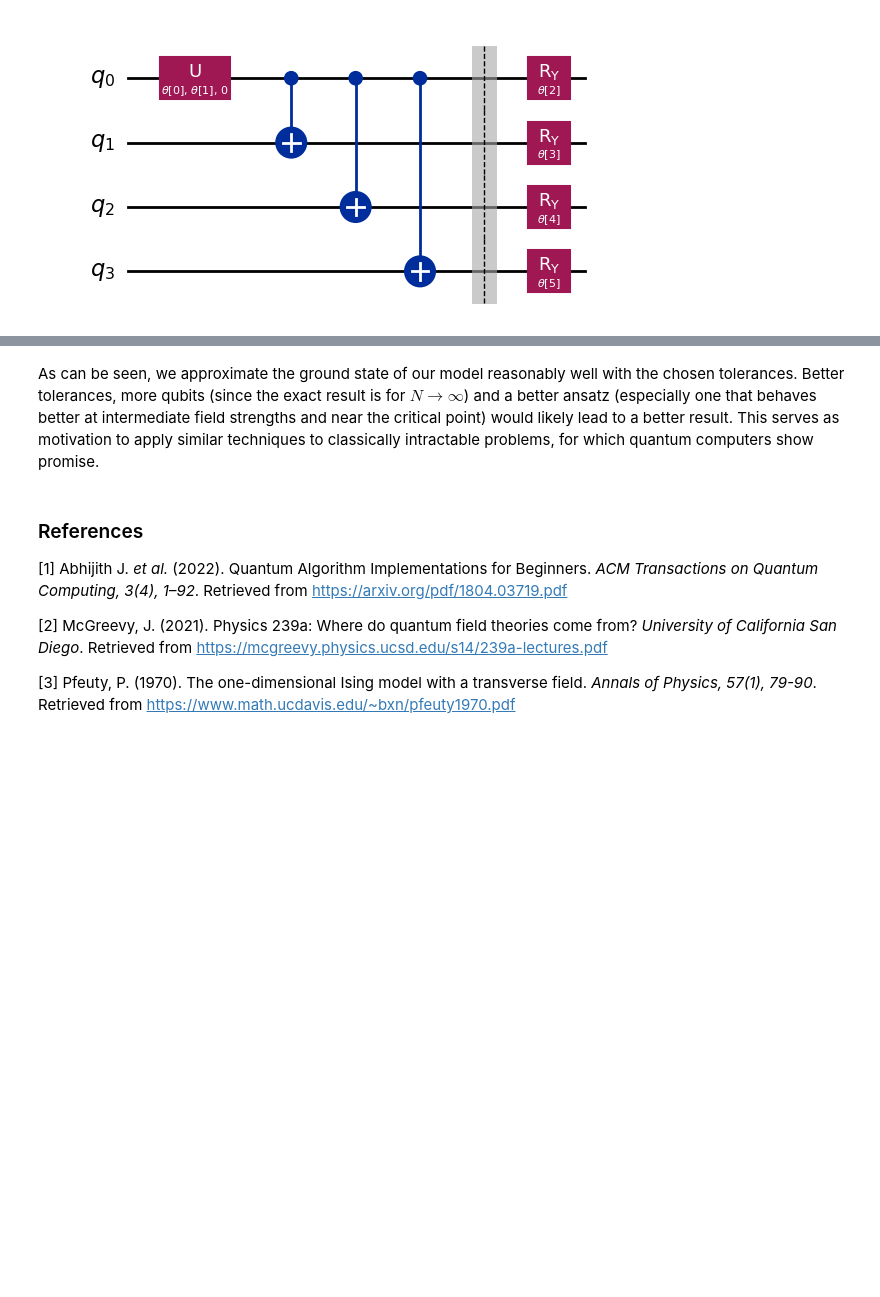
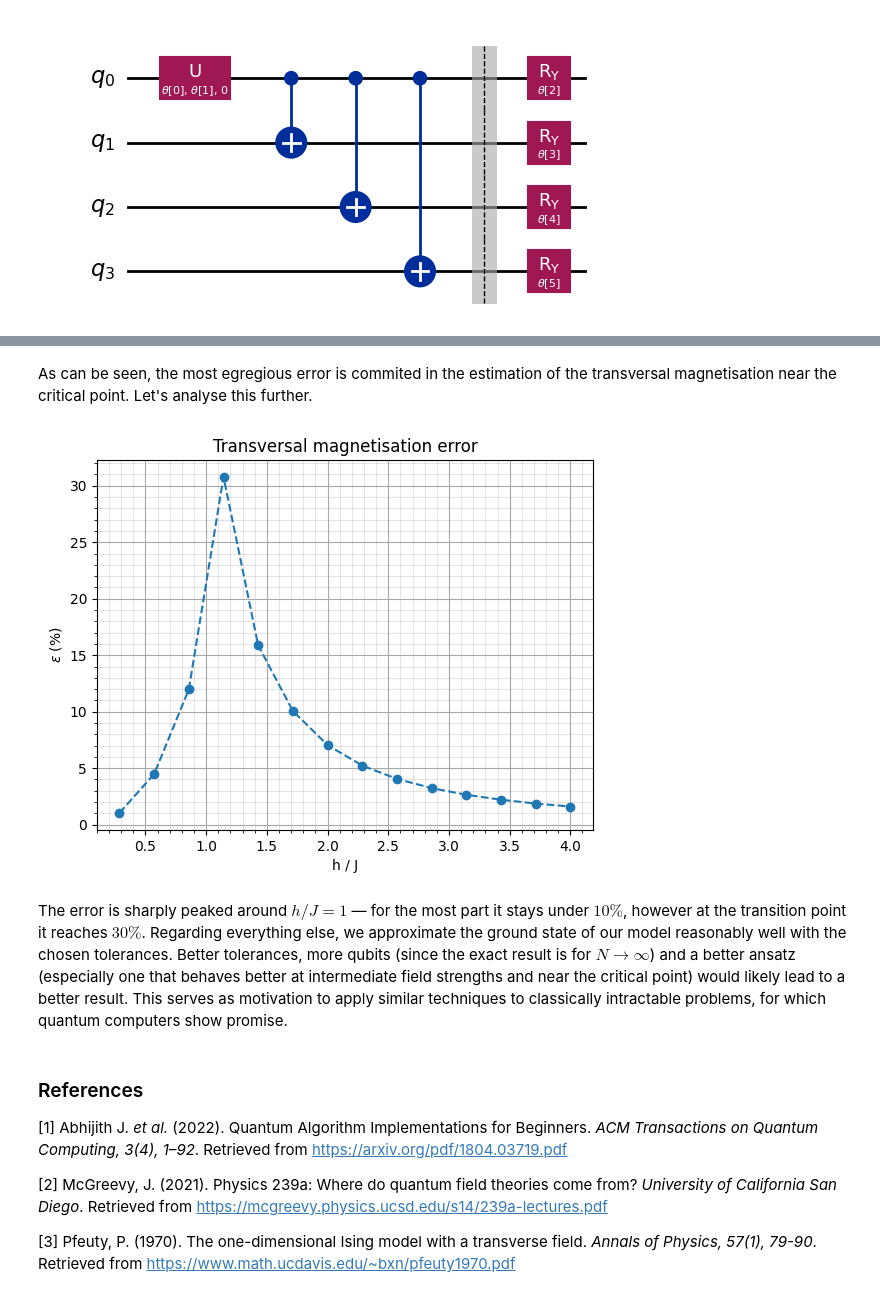
Before and after one commit to martinzf/ising_ground, a Jupyter notebook: main.ipynb, the cells around one changed output, grey strips where cells are left out. Saved outputs shown, nothing was run; the diff lists cells and outputs as text; code cells hidden in the pictures; blank space fills up the shorter version.

Commit message:
Major correction to phase transition concepts

```diff
--- a/main.ipynb
+++ b/main.ipynb
@@ -223,5 +229,19 @@ for axis in ax:
+# %% [markdown]
+As can be seen, the most egregious error is commited in the estimation of the transversal magnetisation near the critical point. Let's analyse this further.
+# %%
+Mx_exact = magnetisation_x_exact(J / h[1:])
+Mx_error = np.abs(Mx_exact - Mx_VQE[1:]) / Mx_exact * 100
+plt.plot(h[1:] / J, Mx_error, 'o--')
+plt.title('Transversal magnetisation error')
+plt.xlabel('h / J')
+plt.ylabel(r'$\varepsilon$ (%)')
+plt.grid(which='major', color='darkgrey', linestyle='-')
+plt.grid(which='minor', color='grey', linestyle='-', alpha=0.2)
+plt.minorticks_on()
+# %% [output]
+[figure, added]
 # %% [markdown]
-As can be seen, we approximate the ground state of our model reasonably well with the chosen tolerances. Better tolerances, more qubits (since the exact result is for $N\rightarrow\infty$) and a better ansatz (especially one that behaves better at intermediate field strengths and near the critical point) would likely lead to a better result. This serves as motivation to apply similar techniques to classically intractable problems, for which quantum computers show promise.
+The error is sharply peaked around $h/J=1$ &mdash; for the most part it stays under $10\%$, however at the transition point it reaches $30\%$. Regarding everything else, we approximate the ground state of our model reasonably well with the chosen tolerances. Better tolerances, more qubits (since the exact result is for $N\rightarrow\infty$) and a better ansatz (especially one that behaves better at intermediate field strengths and near the critical point) would likely lead to a better result. This serves as motivation to apply similar techniques to classically intractable problems, for which quantum computers show promise.
 # %% [markdown]
 ### References
 
```
Also changed, not shown: parts of 8 cells of this notebook, 1 other file.
